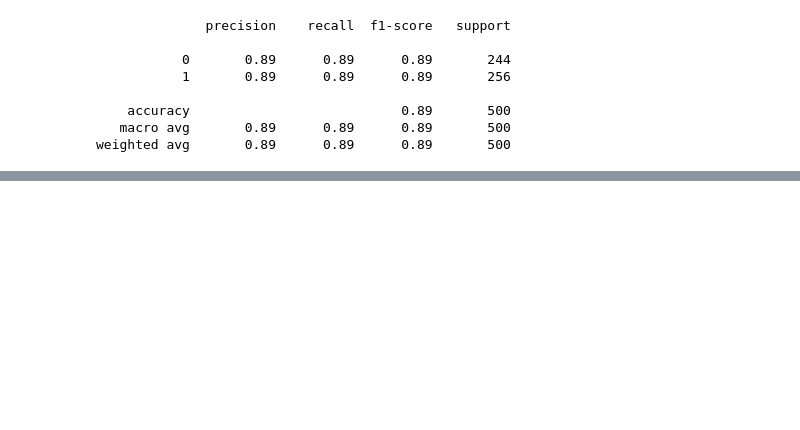
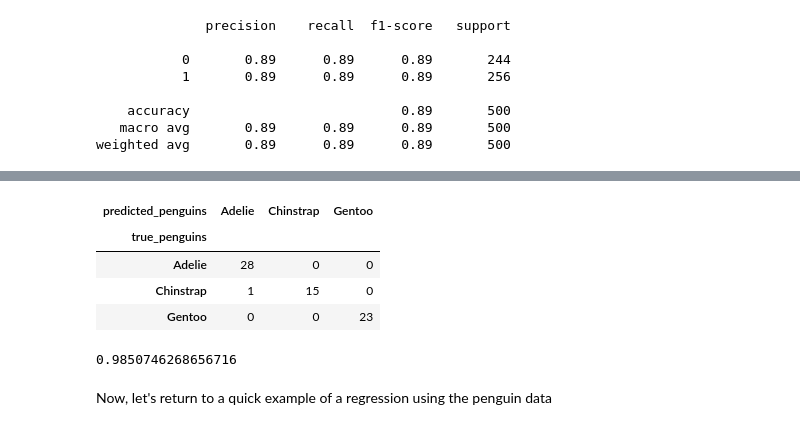
Before and after one commit to SDS-AAU/SDS-master, a Jupyter notebook: M1/notebooks/SML_application_py.ipynb, the cells around one changed output, grey strips where cells are left out. Saved outputs shown, nothing was run; the diff lists cells and outputs as text; code cells hidden in the pictures; blank space fills up the shorter version.

```diff
--- a/M1/notebooks/SML_application_py.ipynb
+++ b/M1/notebooks/SML_application_py.ipynb
@@ -275,5 +442,5 @@ from sklearn.model_selection import train_test_split
 X_train, X_test, y_train, y_test = train_test_split(X, y, test_size = 0.2, random_state = 21)
 # %%
 from sklearn.linear_model import LogisticRegression
-model = LogisticRegression()
+model = LogisticRegression(multi_class="ovr") # since we have 3 classes
 model.fit(X_train, y_train)
@@ -289,0 +490,4 @@ print(classification_report(true_penguins,predicted_penguins, labels=labelencode
+# %%
+# fit model on training data
+model = XGBClassifier()
+model.fit(X_train, y_train)
@@ -289,0 +502,6 @@ print(classification_report(true_penguins,predicted_penguins, labels=labelencode
+# %%
+true_penguins = labelencoder_y.inverse_transform(y_test)
+
+predicted_penguins = labelencoder_y.inverse_transform(model.predict(X_test))
+
+print(classification_report(true_penguins,predicted_penguins, labels=labelencoder_y.classes_))
@@ -290,2 +518,18 @@ print(classification_report(true_penguins,predicted_penguins, labels=labelencode
+# %%
+df = pd.DataFrame({'true_penguins': true_penguins, 'predicted_penguins': predicted_penguins})
+
+pd.crosstab(df.true_penguins, df.predicted_penguins)
+# %% [output]
+| predicted_penguins | Adelie | Chinstrap | Gentoo |
+| true_penguins |  |  |  |
+| Adelie | 28 | 0 | 0 |
+| Chinstrap | 1 | 15 | 0 |
+| Gentoo | 0 | 0 | 23 |
+# %%
+model.score(X_test, y_test)
+# %% [output]
+0.9850746268656716
+# %% [markdown]
+Now, let's return to a quick example of a regression using the penguin data
 # %%
 penguins.head()
```
Also changed, not shown: parts of 68 cells of this notebook.
